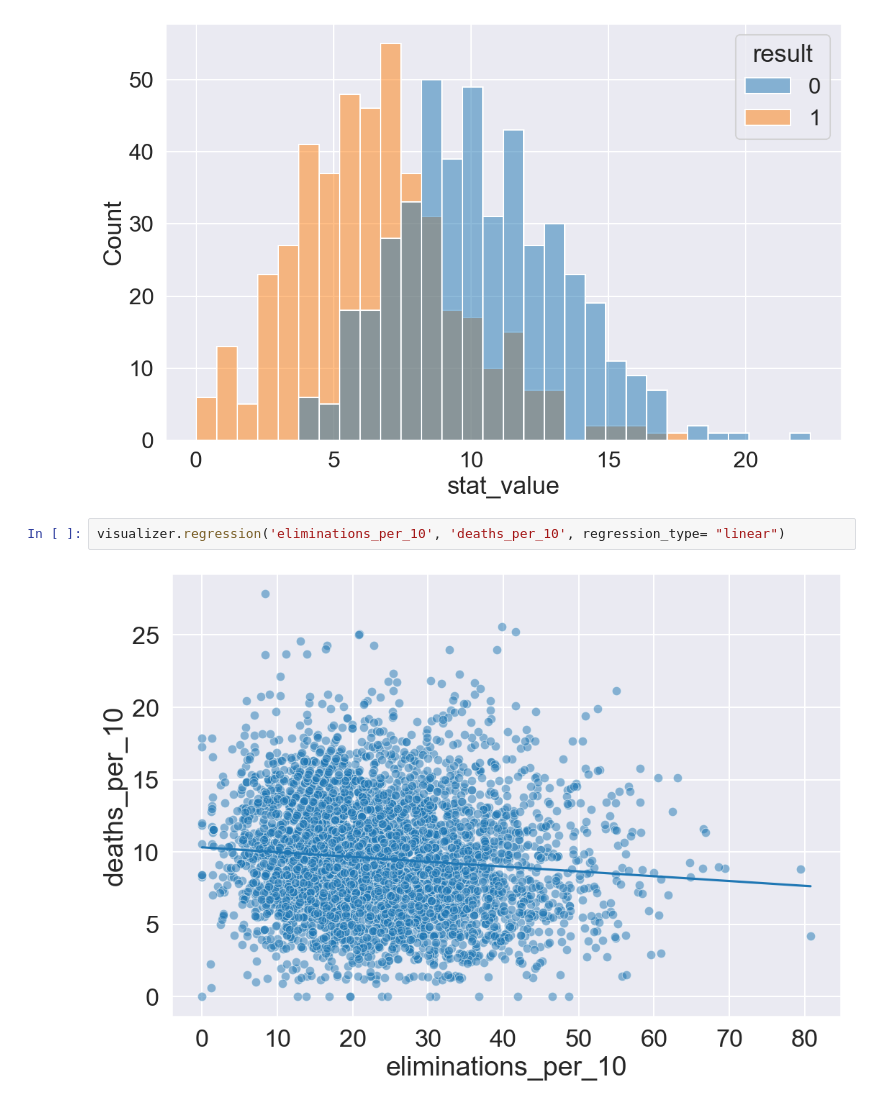
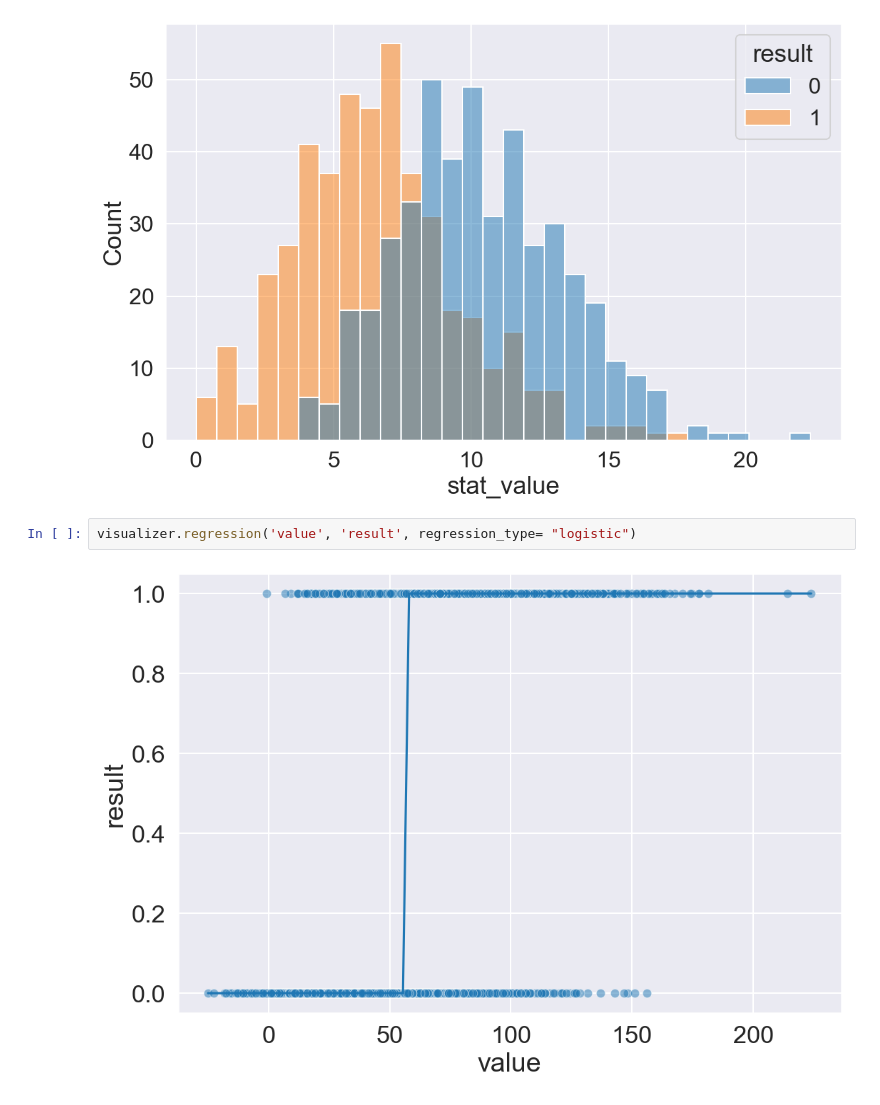
Before and after one commit to CatraMyBeloved/owcs_analysis_2.0, a Jupyter notebook: notebooks/basic_connection.ipynb, the cells around one changed output. Drawn from its saved outputs; the diff is of its cells as text.

Commit message:
working on log regression

```diff
--- a/notebooks/basic_connection.ipynb
+++ b/notebooks/basic_connection.ipynb
@@ -59,6 +59,6 @@ visualizer.simple_histogram(x_col = "stat_value", n_bins = 30)
 # %% [output]
 [figure]
 # %%
-visualizer.regression('eliminations_per_10', 'deaths_per_10', regression_type= "linear")
+visualizer.regression('value', 'result', regression_type= "logistic")
 # %% [output]
-[figure, old version]
+[figure, new version]
```
Also changed, not shown: 1 other file.
